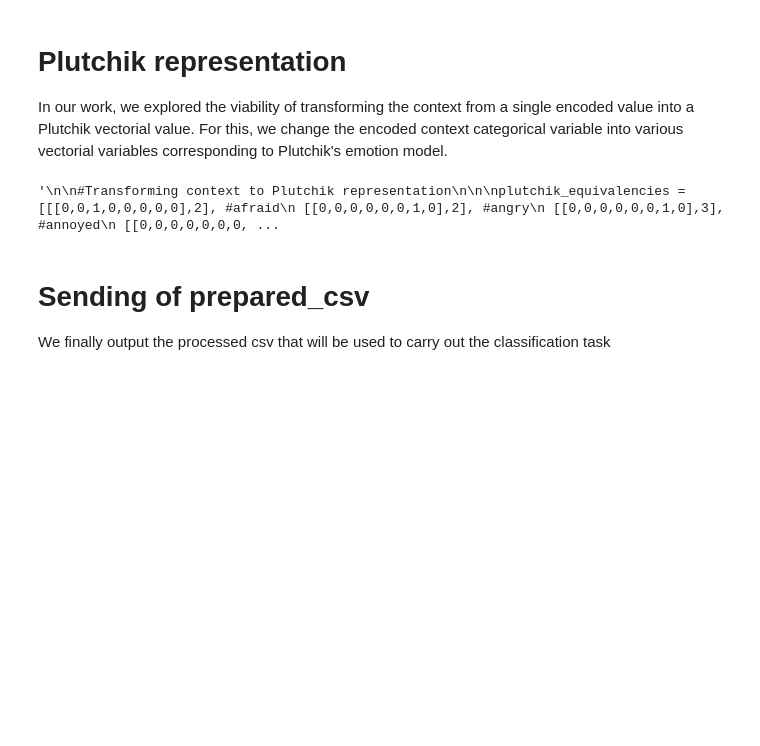
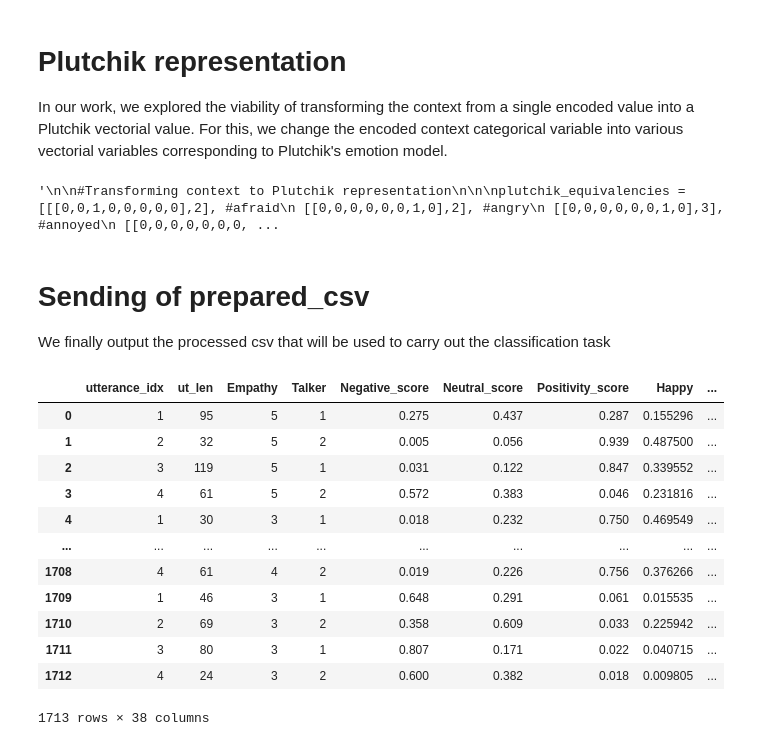
Before and after one commit to Dregdael/Empathy_Classification_PBC4cip, a Jupyter notebook: Code/Main_Representation_preparation.ipynb, the cells around one changed output. Saved outputs shown, nothing was run; the diff lists cells and outputs as text; code cells hidden in the pictures; blank space fills up the shorter version.

```diff
--- a/Code/Main_Representation_preparation.ipynb
+++ b/Code/Main_Representation_preparation.ipynb
@@ -439,5 +439,23 @@ df12 = df12.drop(columns=['context','context_encoded'])
 # Sending of prepared_csv
 
 We finally output the processed csv that will be used to carry out the classification task
+# %%
+df.rename(columns = {'ARTS & CULTURE':'ARTS&CULTURE'}, inplace = True)
+df.rename(columns = {'HEALTHY LIVING':'HEALTHYLIVING'}, inplace = True)
+df
+# %% [output]
+|  | utterance_idx | ut_len | Empathy | Talker | Negative_score | Neutral_score | Positivity_score | Happy | ... |
+| 0 | 1 | 95 | 5 | 1 | 0.275 | 0.437 | 0.287 | 0.155296 | ... |
+| 1 | 2 | 32 | 5 | 2 | 0.005 | 0.056 | 0.939 | 0.487500 | ... |
+| 2 | 3 | 119 | 5 | 1 | 0.031 | 0.122 | 0.847 | 0.339552 | ... |
+| 3 | 4 | 61 | 5 | 2 | 0.572 | 0.383 | 0.046 | 0.231816 | ... |
+| 4 | 1 | 30 | 3 | 1 | 0.018 | 0.232 | 0.750 | 0.469549 | ... |
+| ... | ... | ... | ... | ... | ... | ... | ... | ... | ... |
+| 1708 | 4 | 61 | 4 | 2 | 0.019 | 0.226 | 0.756 | 0.376266 | ... |
+| 1709 | 1 | 46 | 3 | 1 | 0.648 | 0.291 | 0.061 | 0.015535 | ... |
+| 1710 | 2 | 69 | 3 | 2 | 0.358 | 0.609 | 0.033 | 0.225942 | ... |
+| 1711 | 3 | 80 | 3 | 1 | 0.807 | 0.171 | 0.022 | 0.040715 | ... |
+| 1712 | 4 | 24 | 3 | 2 | 0.600 | 0.382 | 0.018 | 0.009805 | ... |
+1713 rows × 38 columns
 # %%
 df.to_csv('Empathyabase.csv', index = False)
```
Also changed, not shown: 3 other files.
